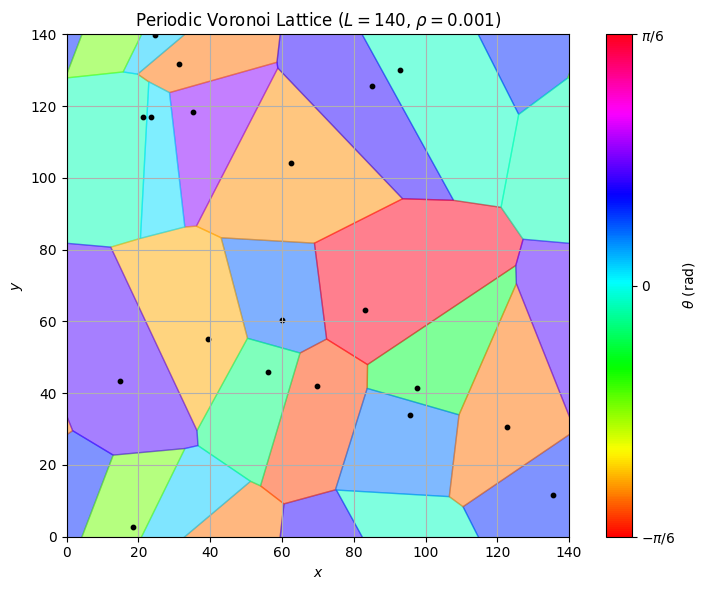
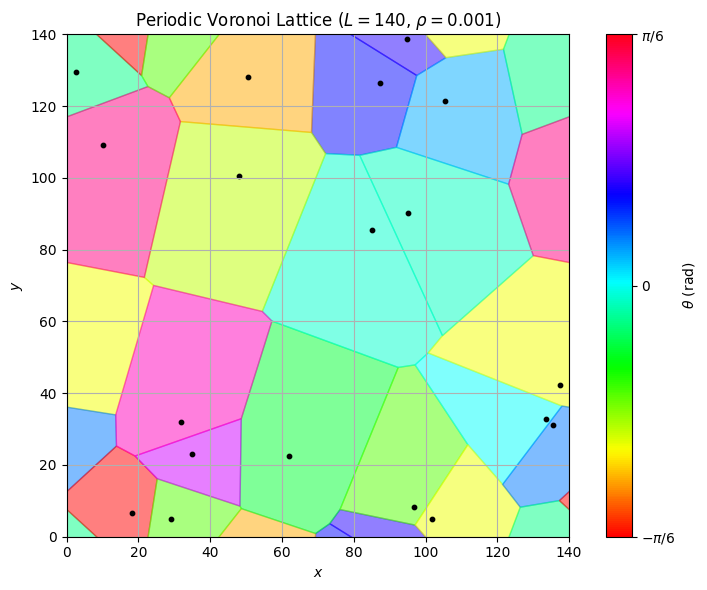
The change to this notebook cell's code, shown as a diff; its figure went from the first image to the second:
--- before
+++ after
@@ -5,5 +5,5 @@
 plt.show()
 
-T = 10
+T = 0.1
 beta = 1 / T
 epsilon = 0.0
@@ -23,4 +23,7 @@
 
 graphene = Graphene.GrapheneCrystal(lat, a=1.42)
-graphene.plot()
+graphene.plot_atoms()
 plt.show()
+
+graphene.plot_bonds()
+plt.show()

Commit: uptade Graphene